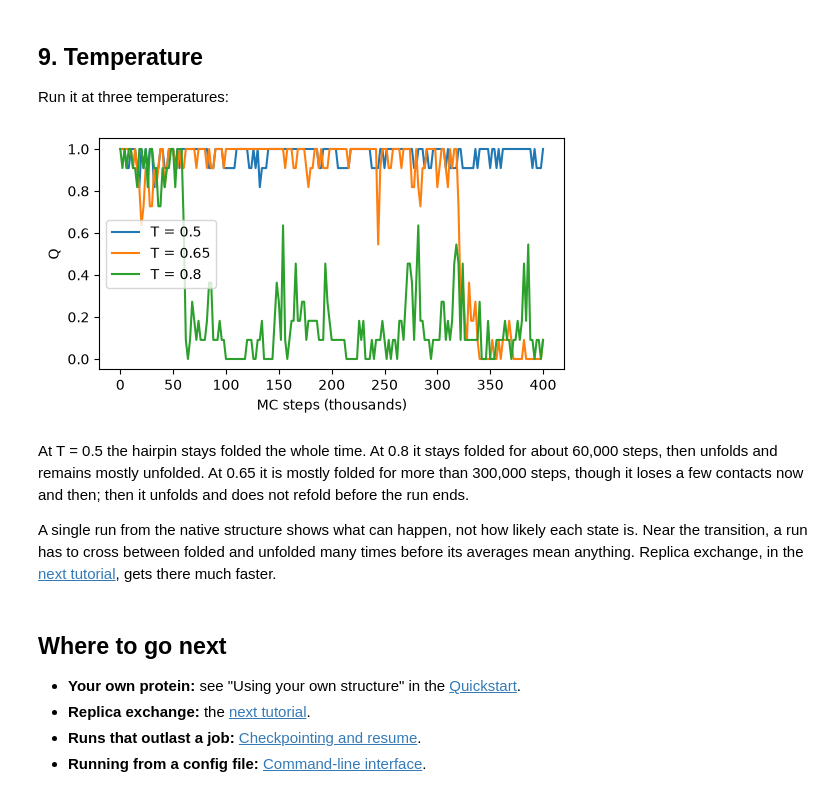
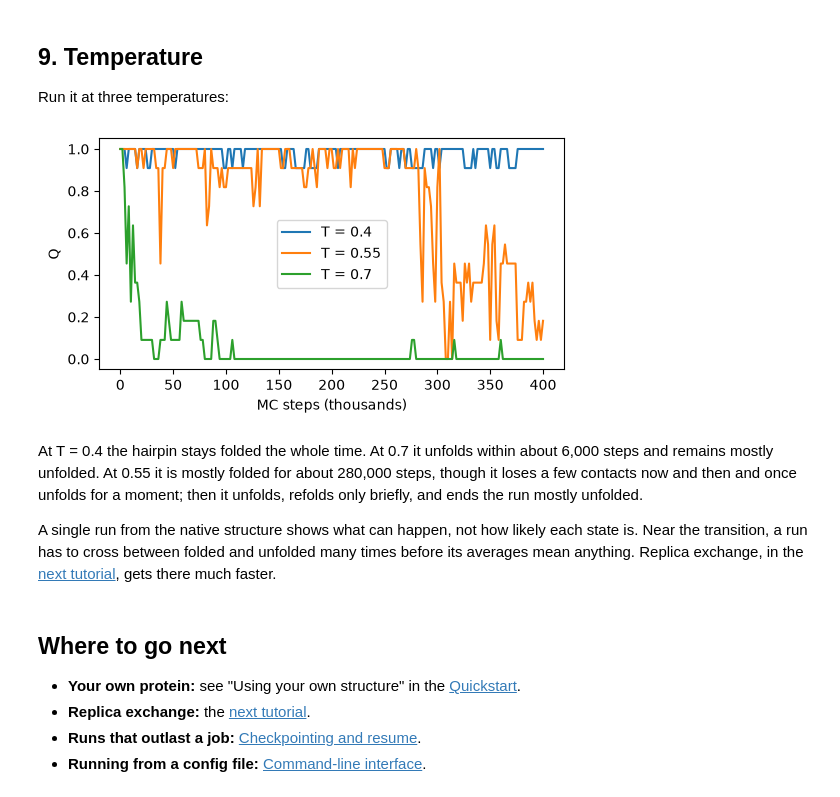
Before and after one commit to kibumpark-chem/pyMCPU, a Jupyter notebook: docs/tutorials/01_single_trajectory.ipynb, the cells around one changed output. Saved outputs shown, nothing was run; the diff lists cells and outputs as text; code cells hidden in the pictures.

```diff
--- a/docs/tutorials/01_single_trajectory.ipynb
+++ b/docs/tutorials/01_single_trajectory.ipynb
@@ -82,7 +82,7 @@ The engine takes one frame of coordinates, shaped `(3, n_atoms)`, in Å, as
 float32. `forcefield.coords` already holds your structure in the engine's
 atom order, in nm, so convert it rather than building the array yourself:
 # %%
-integrator = mc.Integrator(temperature=0.5, step_size_rad=0.1)
+integrator = mc.Integrator(temperature=0.4, step_size_rad=0.1)
 integrator.set_seed(42)
 
 sim = mc.Simulation(heavy.topology, system, integrator)
@@ -259,23 +259,24 @@ def follow_q(temperature, n_steps=400_000, every=2_000, seed=1):
 
 Run it at three temperatures:
 # %%
-q_runs = {T: follow_q(T) for T in (0.5, 0.65, 0.8)}
+q_runs = {T: follow_q(T) for T in (0.4, 0.55, 0.7)}
 
 fig, ax = plt.subplots(figsize=(6, 3))
 for T, q in q_runs.items():
     ax.plot(np.arange(len(q)) * 2, q, label=f"T = {T}")  # Q every 2,000 steps
 ax.set_xlabel("MC steps (thousands)")
 ax.set_ylabel("Q")
 ax.set_ylim(-0.05, 1.05)
 ax.legend()
 plt.show()
 # %% [output]
-[figure, old version]
+[figure, new version]
 # %% [markdown]
-At T = 0.5 the hairpin stays folded the whole time. At 0.8 it stays folded
-for about 60,000 steps, then unfolds and remains mostly unfolded. At 0.65 it
-is mostly folded for more than 300,000 steps, though it loses a few contacts
-now and then; then it unfolds and does not refold before the run ends.
+At T = 0.4 the hairpin stays folded the whole time. At 0.7 it unfolds within
+about 6,000 steps and remains mostly unfolded. At 0.55 it is mostly folded
+for about 280,000 steps, though it loses a few contacts now and then and
+once unfolds for a moment; then it unfolds, refolds only briefly, and ends
+the run mostly unfolded.
 
 A single run from the native structure shows what can happen, not how likely
 each state is. Near the transition, a run has to cross between folded and
```
Also changed, not shown: parts of 8 cells of this notebook, 36 other files.
